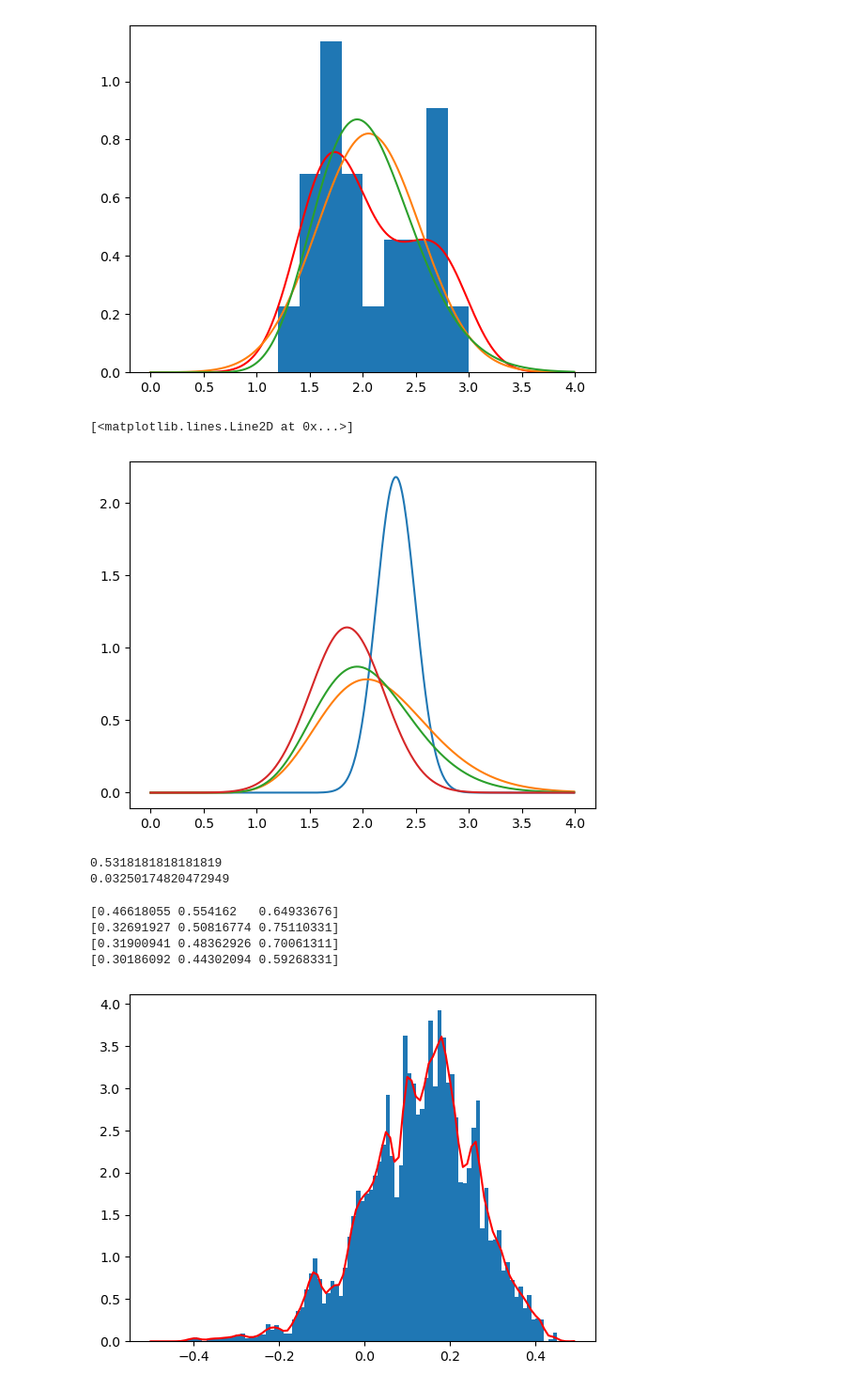
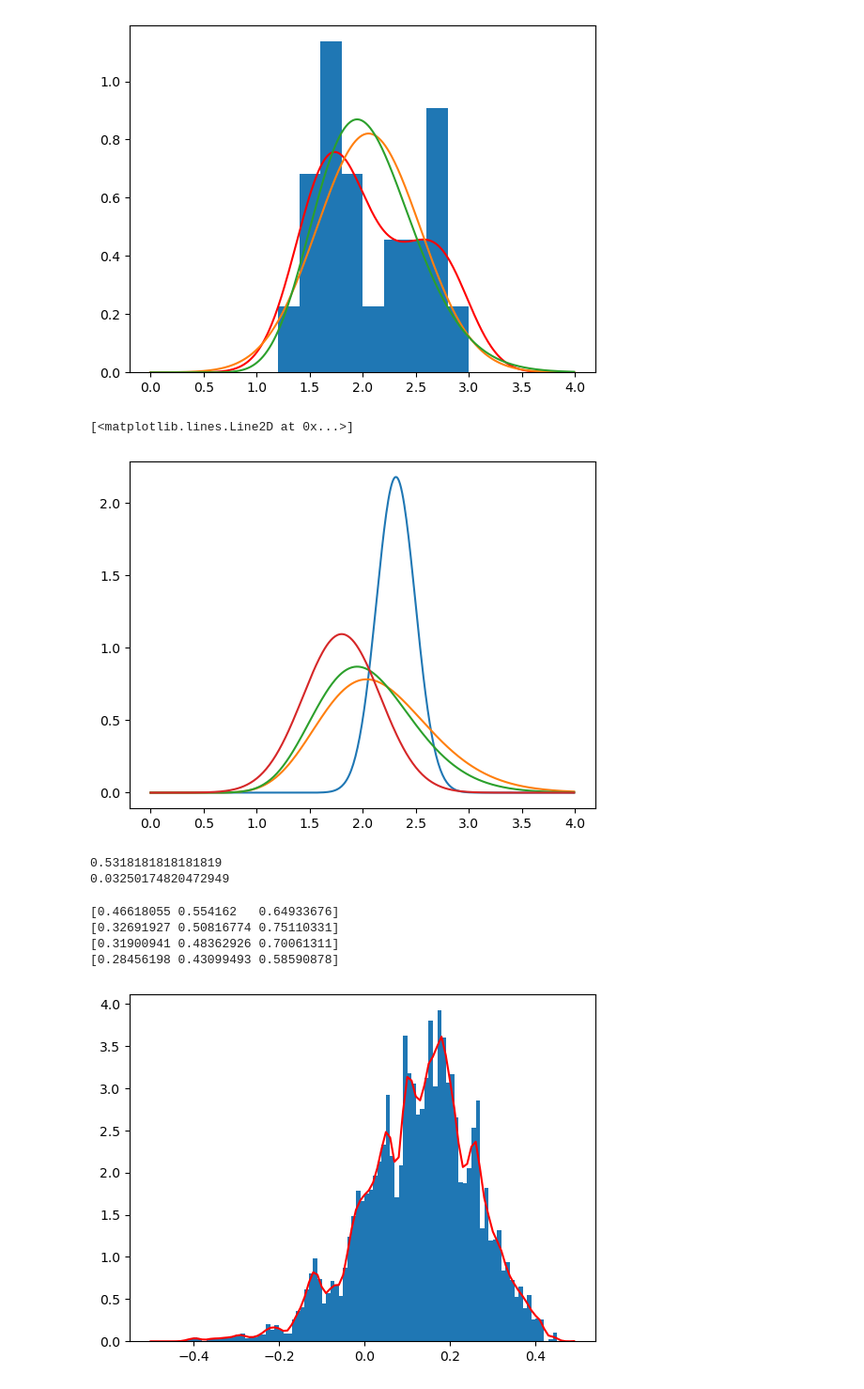
Before and after one commit to chrisroadmap/storelvmo-2025, a Jupyter notebook: notebooks/carbon_budget_calculations.ipynb, the cells around one changed output. Shown: that part at 94% size. Drawn from its saved outputs; the diff is of its cells as text; code cells hidden in the pictures.

```diff
--- a/notebooks/carbon_budget_calculations.ipynb
+++ b/notebooks/carbon_budget_calculations.ipynb
@@ -177,8 +187,8 @@ print(tcr_obs_std)
 2.311045766
 0.183200816
 # %%
-tcr_sherwood_mean = 1.85
-tcr_sherwood_std = 0.35
+tcr_ar6_mean = 1.80
+tcr_ar6_std = 0.60/Z95  # 90% range
 # %%
 tcr_est = data_df['TCR_est'].values
 tcr_est_kde = st.gaussian_kde(tcr_est)
@@ -205,11 +215,11 @@ pl.plot(np.arange(0,4,0.01), st.gamma.pdf(np.arange(0,4,0.01), gamfit_rep[0], ga
 # %%
 pl.plot(np.arange(0,4,0.01), st.norm.pdf(np.arange(0,4,0.01), loc=tcr_obs_mean, scale=tcr_obs_std))
 pl.plot(np.arange(0,4,0.01), st.gamma.pdf(np.arange(0,4,0.01), gamfit_est[0], loc=gamfit_est[1], scale=gamfit_est[2]))
 pl.plot(np.arange(0,4,0.01), st.gamma.pdf(np.arange(0,4,0.01), gamfit_rep[0], loc=gamfit_rep[1], scale=gamfit_rep[2]))
-pl.plot(np.arange(0,4,0.01), st.norm.pdf(np.arange(0,4,0.01), loc=tcr_sherwood_mean, scale=tcr_sherwood_std))
+pl.plot(np.arange(0,4,0.01), st.norm.pdf(np.arange(0,4,0.01), loc=tcr_ar6_mean, scale=tcr_ar6_std))
 # %% [output]
 [<matplotlib.lines.Line2D at 0x...>]
-[figure, old version]
+[figure, new version]
 # %%
 print(df['airborne_fraction'].mean())
 print(df['airborne_fraction'].std(ddof=1))
@@ -230,16 +239,16 @@ offset = st.norm.rvs(size=SAMPLES, loc=0, scale=0.05/Z95, random_state=582942510
 tcre_obs = airborne_fraction * tcr_obs / doubleCO2_TtC
 tcre_est = airborne_fraction * tcr_est / doubleCO2_TtC
 tcre_rep = airborne_fraction * tcr_rep / doubleCO2_TtC
-tcre_s20 = airborne_fraction * tcr_s20 / doubleCO2_TtC
+tcre_ar6 = airborne_fraction * tcr_ar6 / doubleCO2_TtC
 print(np.percentile(tcre_obs/3.664, (5,50,95)))
 print(np.percentile(tcre_est/3.664, (5,50,95)))
 print(np.percentile(tcre_rep/3.664, (5,50,95)))
-print(np.percentile(tcre_s20/3.664, (5,50,95)))
+print(np.percentile(tcre_ar6/3.664, (5,50,95)))
 # %% [output]
 [0.46618055 0.554162   0.64933676]
 [0.32691927 0.50816774 0.75110331]
 [0.31900941 0.48362926 0.70061311]
-[0.30186092 0.44302094 0.59268331]
+[0.28456198 0.43099493 0.58590878]
 # %%
 # Check against histogram in Matthews et al 2021 fig 3a
 f_nc_df=pd.read_csv('../data/f_nc2019.csv', index_col=0) # move
```
Also changed, not shown: parts of 8 cells of this notebook, 2 other files.
